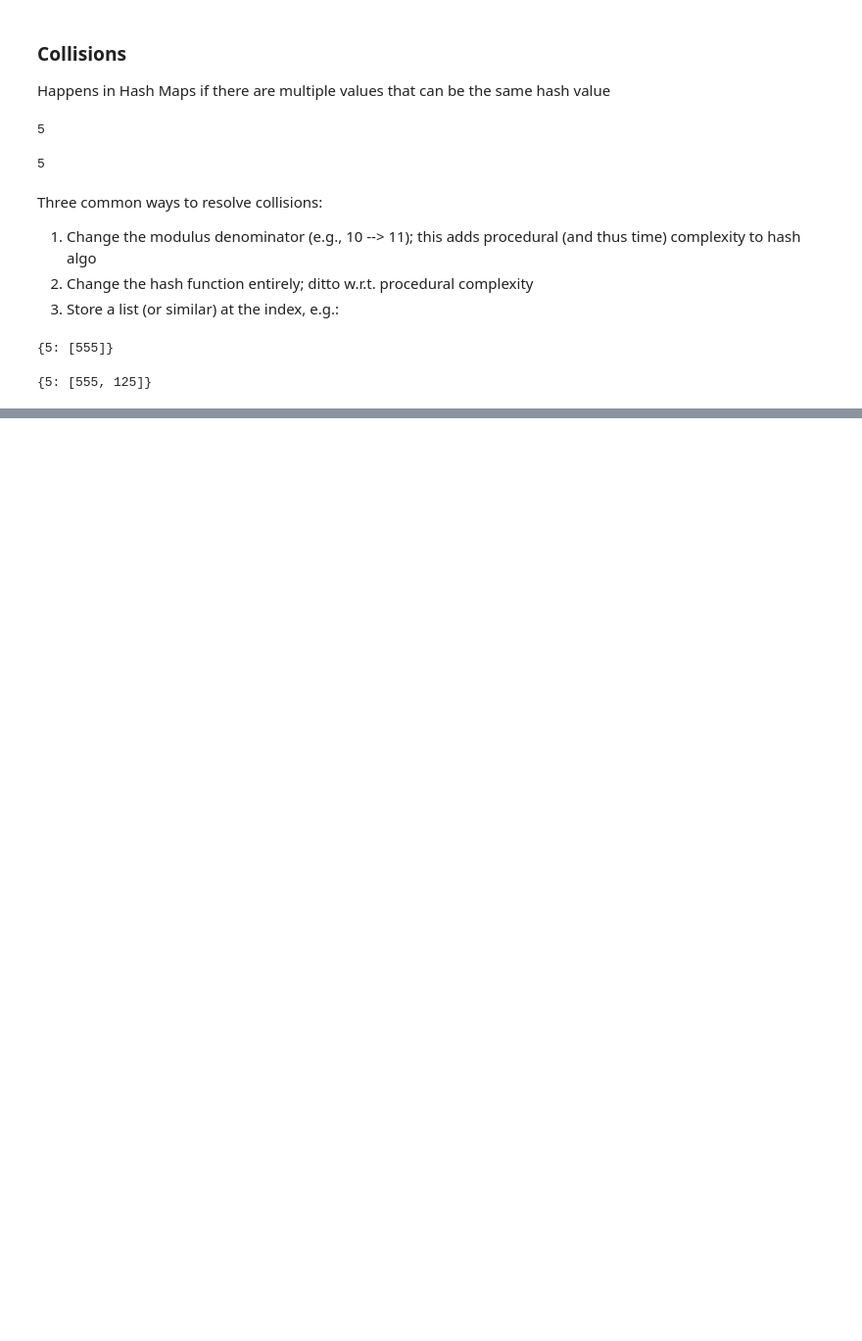
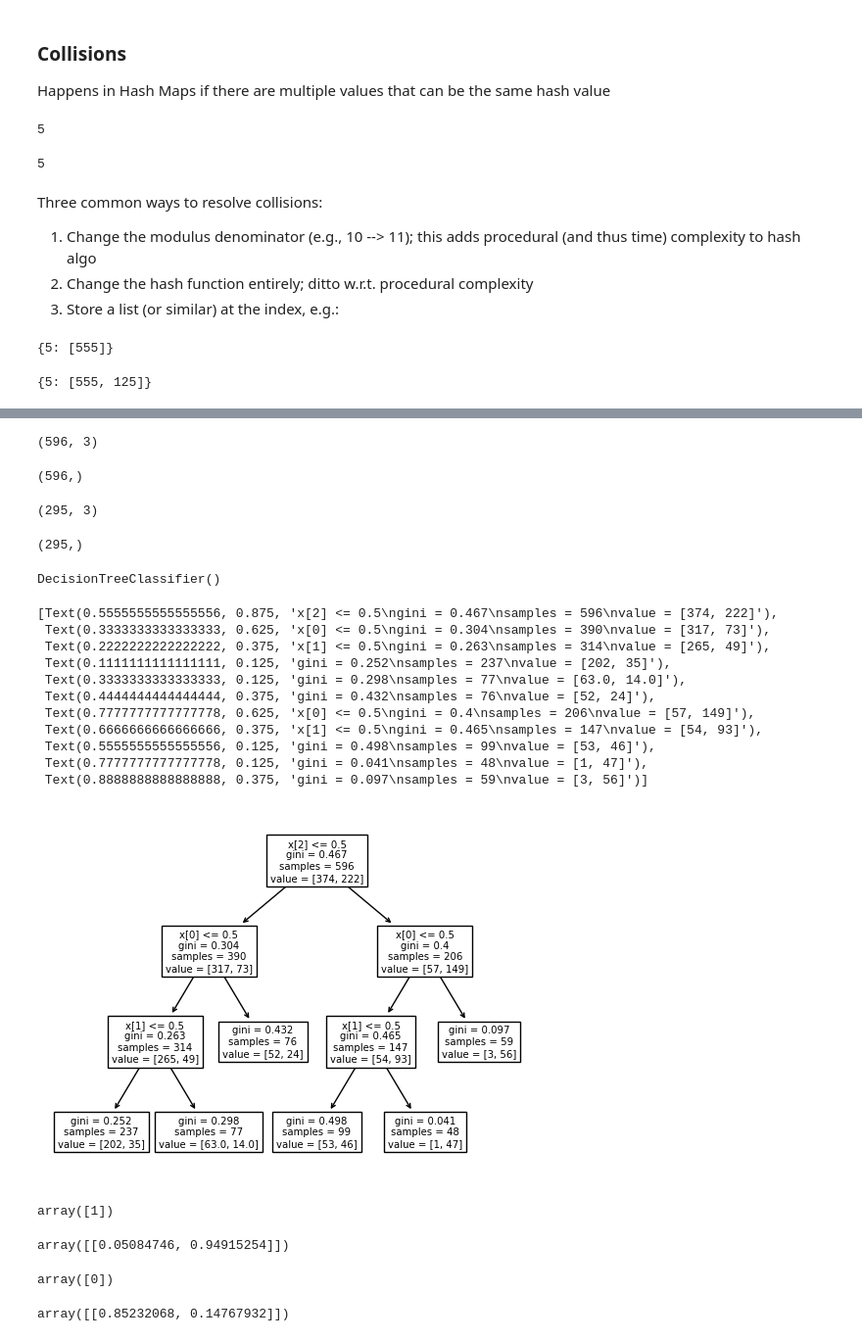
Before and after one commit to PanthThakkar/Essentials_of_Machine_Learning, a Jupyter notebook: Algorithms & Data Structures.ipynb, the cells around one changed output, grey strips where cells are left out. Shown at 98% size. Saved outputs shown, nothing was run; the diff lists cells and outputs as text; code cells hidden in the pictures; blank space fills up the shorter version.

```diff
--- a/Algorithms & Data Structures.ipynb
+++ b/Algorithms & Data Structures.ipynb
@@ -569,0 +637,3 @@ hash_table
+# %%
+X = pd.concat([clas.First, clas.Second, gender.female], axis=1)
+X
@@ -569,0 +656,18 @@ hash_table
+# %%
+X_train, X_test, y_train, y_test = train_test_split(X, y, test_size=0.33, random_state=42)
+# %%
+X_train.shape
+# %% [output]
+(596, 3)
+# %%
+y_train.shape
+# %% [output]
+(596,)
+# %%
+X_test.shape
+# %% [output]
+(295, 3)
+# %%
+y_test.shape
+# %% [output]
+(295,)
@@ -569,0 +676,21 @@ hash_table
+# %%
+dt_model = DecisionTreeClassifier()
+# %%
+dt_model.fit(X_train, y_train)
+# %% [output]
+DecisionTreeClassifier()
+# %%
+plot_tree(dt_model)
+# %% [output]
+[Text(0.5555555555555556, 0.875, 'x[2] <= 0.5\ngini = 0.467\nsamples = 596\nvalue = [374, 222]'),
+ Text(0.3333333333333333, 0.625, 'x[0] <= 0.5\ngini = 0.304\nsamples = 390\nvalue = [317, 73]'),
+ Text(0.2222222222222222, 0.375, 'x[1] <= 0.5\ngini = 0.263\nsamples = 314\nvalue = [265, 49]'),
+ Text(0.1111111111111111, 0.125, 'gini = 0.252\nsamples = 237\nvalue = [202, 35]'),
+ Text(0.3333333333333333, 0.125, 'gini = 0.298\nsamples = 77\nvalue = [63.0, 14.0]'),
+ Text(0.4444444444444444, 0.375, 'gini = 0.432\nsamples = 76\nvalue = [52, 24]'),
+ Text(0.7777777777777778, 0.625, 'x[0] <= 0.5\ngini = 0.4\nsamples = 206\nvalue = [57, 149]'),
+ Text(0.6666666666666666, 0.375, 'x[1] <= 0.5\ngini = 0.465\nsamples = 147\nvalue = [54, 93]'),
+ Text(0.5555555555555556, 0.125, 'gini = 0.498\nsamples = 99\nvalue = [53, 46]'),
+ Text(0.7777777777777778, 0.125, 'gini = 0.041\nsamples = 48\nvalue = [1, 47]'),
+ Text(0.8888888888888888, 0.375, 'gini = 0.097\nsamples = 59\nvalue = [3, 56]')]
+[figure, added]
@@ -569,0 +700,16 @@ hash_table
+# %%
+dt_model.predict(rose)
+# %% [output]
+array([1])
+# %%
+dt_model.predict_proba(rose)
+# %% [output]
+array([[0.05084746, 0.94915254]])
+# %%
+dt_model.predict(jack)
+# %% [output]
+array([0])
+# %%
+dt_model.predict_proba(jack)
+# %% [output]
+array([[0.85232068, 0.14767932]])
```
Also changed, not shown: parts of 45 cells of this notebook, 3 other files.
